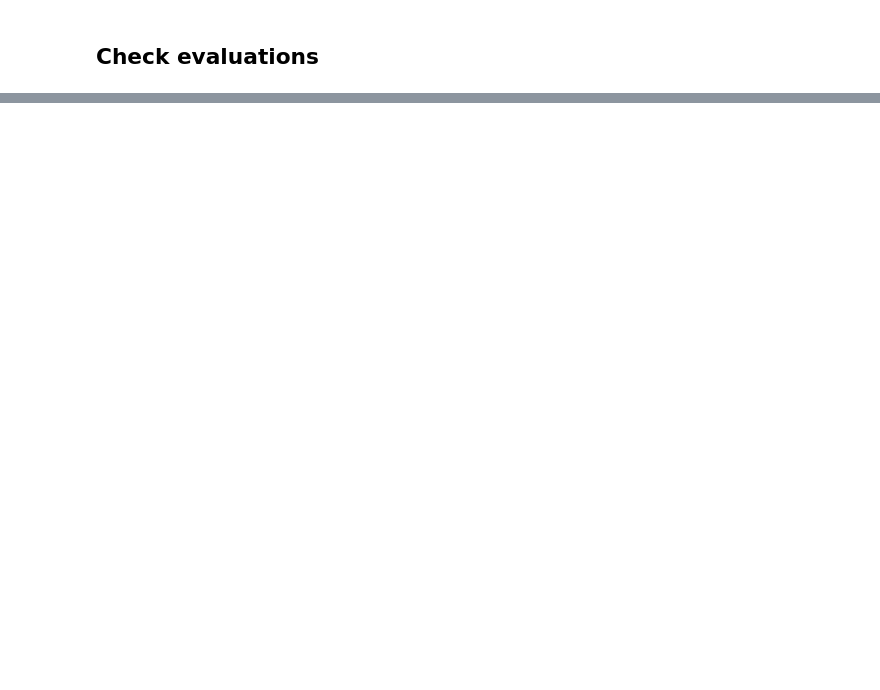
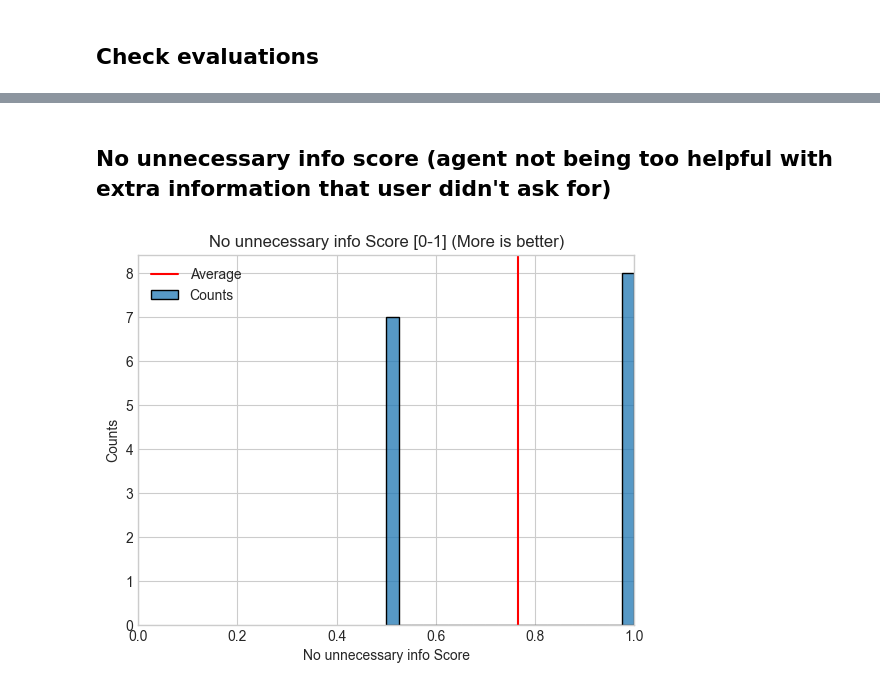
Before and after one commit to eliza-guseva/documentation-mcp, a Jupyter notebook: interface.ipynb, the cells around one changed output, grey strips where cells are left out. Saved outputs shown, nothing was run; the diff lists cells and outputs as text; code cells hidden in the pictures; blank space fills up the shorter version.

```diff
--- a/interface.ipynb
+++ b/interface.ipynb
@@ -213,0 +217,15 @@ Standard deviation of hallucination scores: 0.21815297341461365
+# %% [markdown]
+## No unnecessary info score (agent not being too helpful with extra information that user didn't ask for)
+# %%
+import matplotlib.pyplot as plt
+import seaborn as sns
+answer_scores = [feedback.score for feedback in all_feedbacks if feedback.key == "unnecessary_info_score" and feedback.score is not None]
+sns.histplot(answer_scores, bins=20, label="Counts")
+plt.axvline(mean(answer_scores), color="red", label="Average")
+plt.title("No unnecessary info Score [0-1] (More is better)")
+plt.xlabel("No unnecessary info Score")
+plt.ylabel("Counts")
+plt.xlim(0, 1)
+plt.legend();
+# %% [output]
+[figure, added]
```
Also changed, not shown: parts of 14 cells of this notebook, 8 other files.
